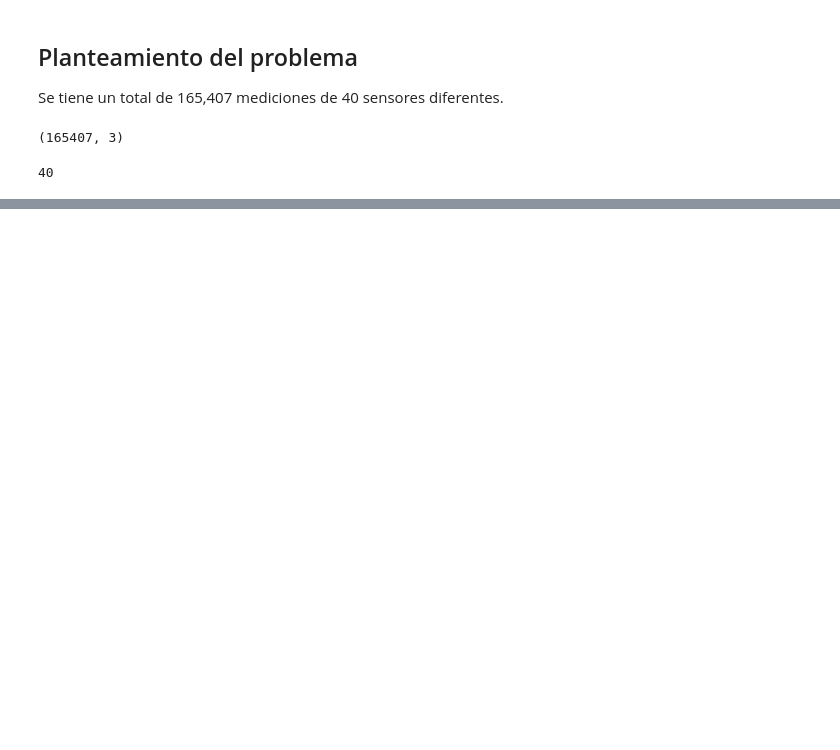
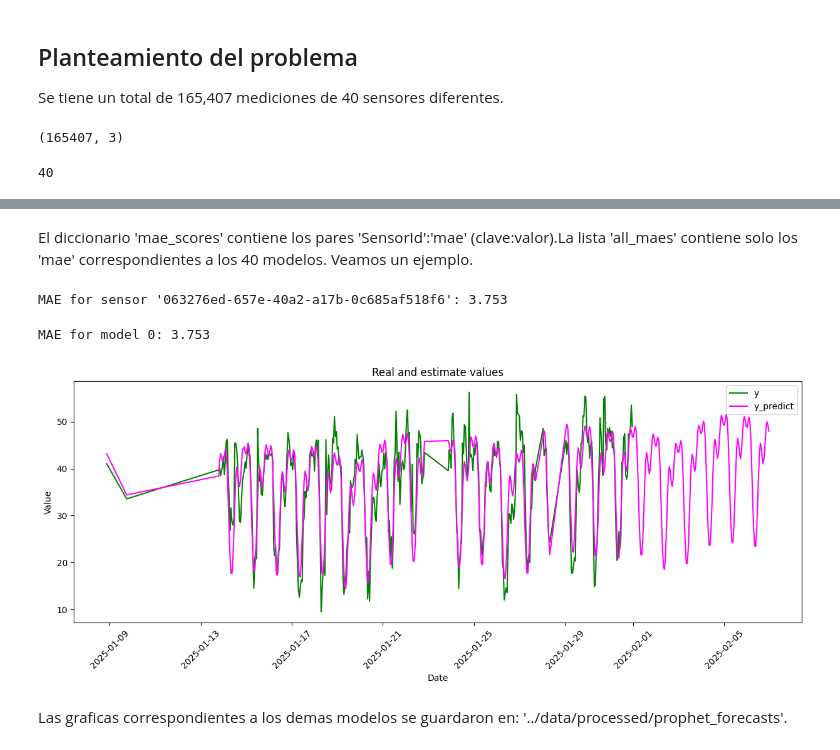
Before and after one commit to arteaga7/ML-Time-Predictions, a Jupyter notebook: notebooks/ml_model.ipynb, the cells around one changed output, grey strips where cells are left out. Saved outputs shown, nothing was run; the diff lists cells and outputs as text; code cells hidden in the pictures; blank space fills up the shorter version.

Commit message:
ml_model content complete, details needed

```diff
--- a/notebooks/ml_model.ipynb
+++ b/notebooks/ml_model.ipynb
@@ -99,6 +87,0 @@ Se procederá a eliminar el 5% de los valores del extremo superior. Estos valore
-# %%
-# Limit outliers to percentile 95
-percentile95 = df['Value'].quantile(0.95)
-for index,value in df['Value'].items():
-    if value > percentile95:
-        df.loc[index,'Value'] = percentile95
@@ -156,0 +133,12 @@ print(df['SensorId'].nunique())
+# %%
+# Set variables
+FUTURE_DAYS = 6
+RESAMPLE_FREQ = 'H'
+
+# Convert to compatible format for Prophet (ds, y)
+df = df.rename(columns={'TimeSpan': 'ds', 'Value': 'y'})
+df = df.sort_values(by='ds',ascending=True)
+
+# Resample by hour and obtain the mean of data
+df_resampled = df.set_index('ds').groupby('SensorId')['y'].resample(RESAMPLE_FREQ).mean().reset_index()
+df_resampled.head(5)
@@ -156,0 +152,8 @@ print(df['SensorId'].nunique())
+# %%
+# Create directory to save the results
+output_dir = '../data/processed/prophet_forecasts'
+os.makedirs(output_dir, exist_ok=True)
+
+# Obtain all sensors as a list
+sensor_ids = df_resampled['SensorId'].unique()
+print(f"Total different sensors: {len(sensor_ids)}")
@@ -156,0 +292,3 @@ print(df['SensorId'].nunique())
+# %%
+df_063276ed = results['063276ed-657e-40a2-a17b-0c685af518f6']
+df_063276ed.head(3)
@@ -156,0 +317,10 @@ print(df['SensorId'].nunique())
+# %% [markdown]
+El diccionario 'mae_scores' contiene los pares 'SensorId':'mae' (clave:valor).La lista 'all_maes' contiene solo los 'mae' correspondientes a los 40 modelos. Veamos un ejemplo.
+# %%
+print(f"MAE for sensor '063276ed-657e-40a2-a17b-0c685af518f6': {mae_scores['063276ed-657e-40a2-a17b-0c685af518f6']:.3f}")
+# %% [output]
+MAE for sensor '063276ed-657e-40a2-a17b-0c685af518f6': 3.753
+# %%
+print(f"MAE for model 0: {all_maes[0]:.3f}")
+# %% [output]
+MAE for model 0: 3.753
@@ -156,0 +333,15 @@ print(df['SensorId'].nunique())
+# %%
+# Multiple Line plots
+plt.figure(figsize = (12,5))
+plt.plot(df_063276ed['ds'], df_063276ed['y'], color='green', linestyle='-')
+plt.plot(df_063276ed['ds'], df_063276ed['yhat'], color='magenta')
+plt.title('Real and estimate values')
+plt.legend(['y','y_predict'])
+plt.xlabel('Date')
+plt.xticks(rotation=45)
+plt.ylabel('Value')
+plt.show()
+# %% [output]
+[figure, added]
+# %% [markdown]
+Las graficas correspondientes a los demas modelos se guardaron en: '../data/processed/prophet_forecasts'.
```
Also changed, not shown: parts of 20 cells of this notebook, 40 other files.
